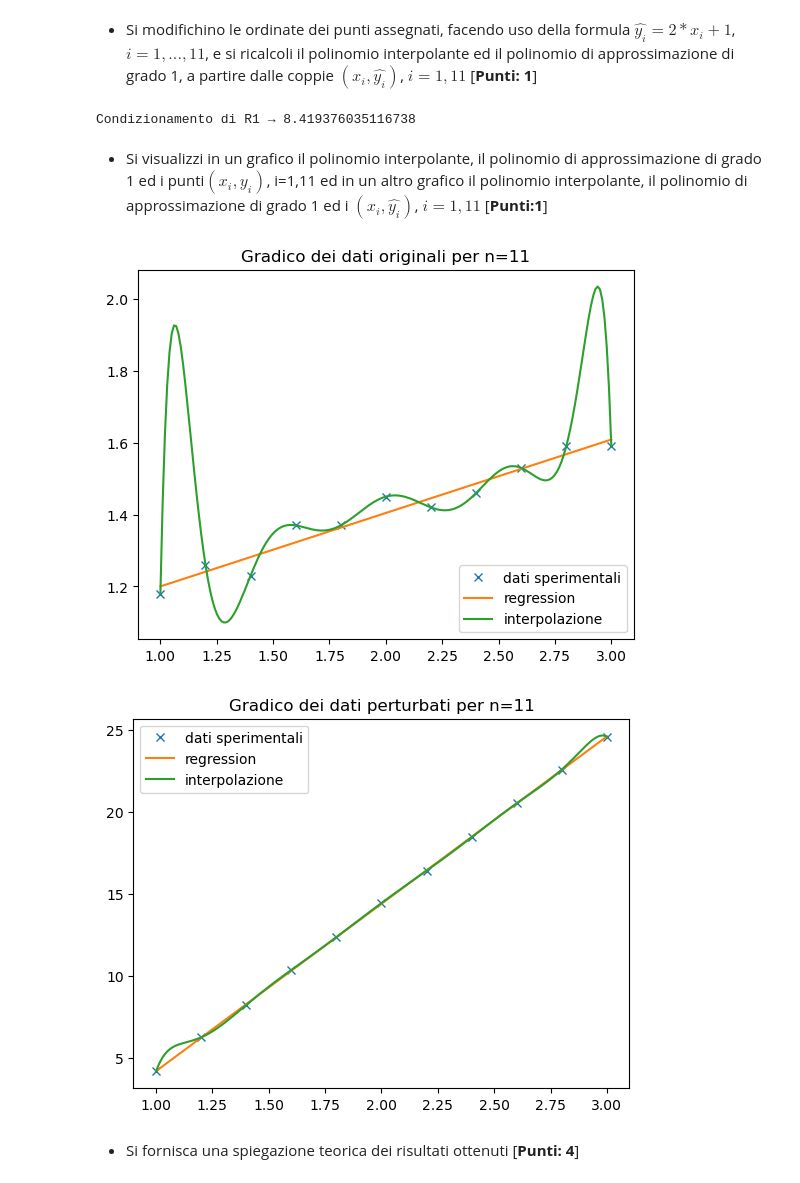
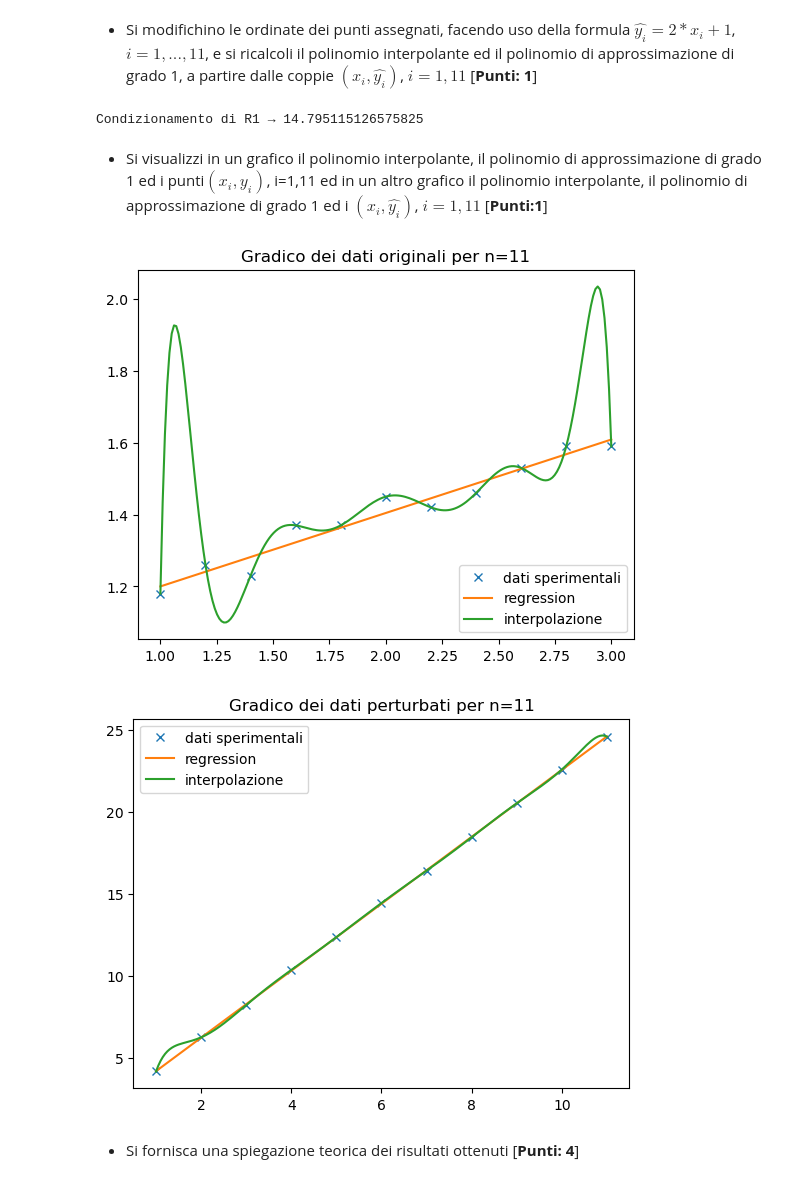
Before and after one commit to KeegTheBoi/metodi_numerici_es, a Jupyter notebook: Exam Attempts/Simulazione_I/Simulazione_Esame_I.ipynb, the cells around one changed output. Saved outputs shown, nothing was run; the diff lists cells and outputs as text; code cells hidden in the pictures.

```diff
--- a/Exam Attempts/Simulazione_I/Simulazione_Esame_I.ipynb
+++ b/Exam Attempts/Simulazione_I/Simulazione_Esame_I.ipynb
@@ -202,27 +202,27 @@ interp = learp(x, y)
 x1 = np.arange(1, 12)
 y1 = y + 2*x1 + 1
 
-reg1 = regression(x, y1, n, qrLS, 'qrLS')
-interp1 = learp(x, y1)
+reg1 = regression(x1, y1, n, qrLS, 'qrLS')
+interp1 = learp(x1, y1)
 # %% [output]
-Condizionamento di R1 → 8.419376035116738
+Condizionamento di R1 → 14.795115126575825
 # %% [markdown]
 - Si visualizzi in un grafico il polinomio interpolante, il polinomio di approssimazione di grado 1 ed i punti$(x_i,y_i)$, i=1,11 ed in un altro grafico il polinomio interpolante, il polinomio di approssimazione di grado 1 ed i $(x_i,\hat{y_i})$, $i=1,11$  [**Punti:1**]
 # %%
 def plot_compare(reg, interp, x, y, name):
     xv = np.linspace(min(x), max(x), 200)
     plt.plot(x, y, 'x', label='dati sperimentali')
     plt.plot(xv, reg, label='regression')
     plt.plot(xv, interp, label='interpolazione')
     plt.title(name)
     plt.legend()
     plt.show()
 
 plot_compare(reg, interp, x, y, f'Gradico dei dati originali per n={len(x)}')
-plot_compare(reg1, interp1, x, y1, f'Gradico dei dati perturbati per n={len(x)}')
+plot_compare(reg1, interp1, x1, y1, f'Gradico dei dati perturbati per n={len(x)}')
 # %% [output]
 [figure]
-[figure, old version]
+[figure, new version]
 # %% [markdown]
 - Si fornisca una spiegazione teorica dei risultati ottenuti
   [**Punti: 4**]
```
Also changed, not shown: parts of 1 cell of this notebook, 2 other files.
